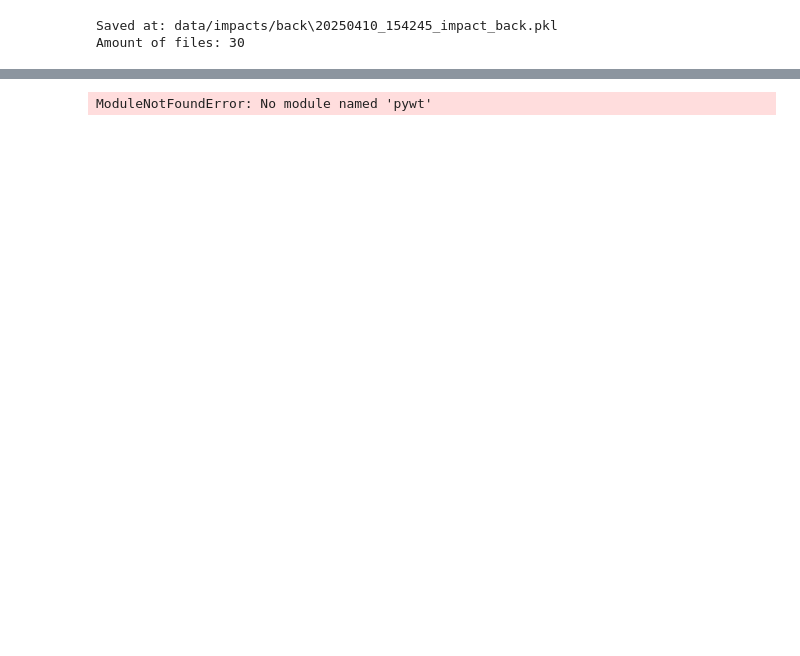
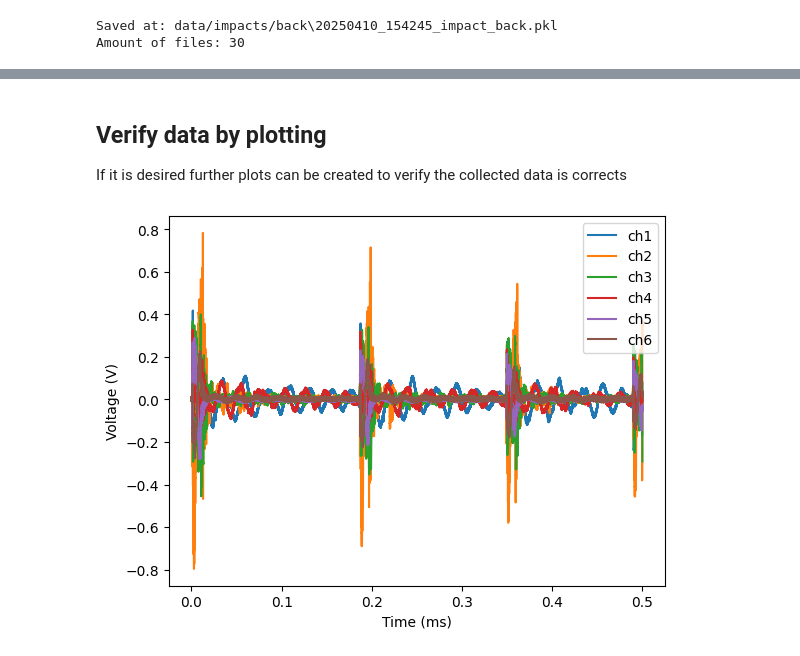
Before and after one commit to MrP123/scf_daq, a Jupyter notebook: main.ipynb, the cells around one changed output, grey strips where cells are left out. Drawn from its saved outputs; the diff is of its cells as text; code cells hidden in the pictures; blank space fills up the shorter version.

Commit message:
Refactoring and adding of documentation within modules, functions and notebooks

```diff
--- a/main.ipynb
+++ b/main.ipynb
@@ -235,18 +177,0 @@ plt.show()
-# %%
-import pywt
-
-coeffs = pywt.wavedec(ch1_data, 'db2', level=5)
-cA5, cD5, cD4, cD3, cD2, cD1 = coeffs
-
-fig, axs = plt.subplots(6, 1)
-for i, c in enumerate(coeffs):
-    start_t_wavelet = int(start / len(time) * len(c))
-    end_t_wavelet = int(end / len(time) * len(c))
-
-    loc_time = np.linspace(time[0], time[-1], c.shape[0])
-    axs[i].plot(loc_time[start_t_wavelet:end_t_wavelet], c[start_t_wavelet:end_t_wavelet])
-
-axs[-1].set_xlabel("Time (s)")
-axs[len(axs)//2].set_ylabel("Voltage (V)")
-# %% [output]
-ModuleNotFoundError: No module named 'pywt'
@@ -279,0 +178,3 @@ plt.show()
+# %% [markdown]
+## Verify data by plotting
+If it is desired further plots can be created to verify the collected data is corrects
@@ -279,0 +183,5 @@ plt.show()
+# %%
+my_plt = PlottingWrapper(measurement)
+fig, ax = my_plt.plot_raw_data()
+# %% [output]
+[figure, added]
```
Also changed, not shown: parts of 25 cells of this notebook, 6 other files.
